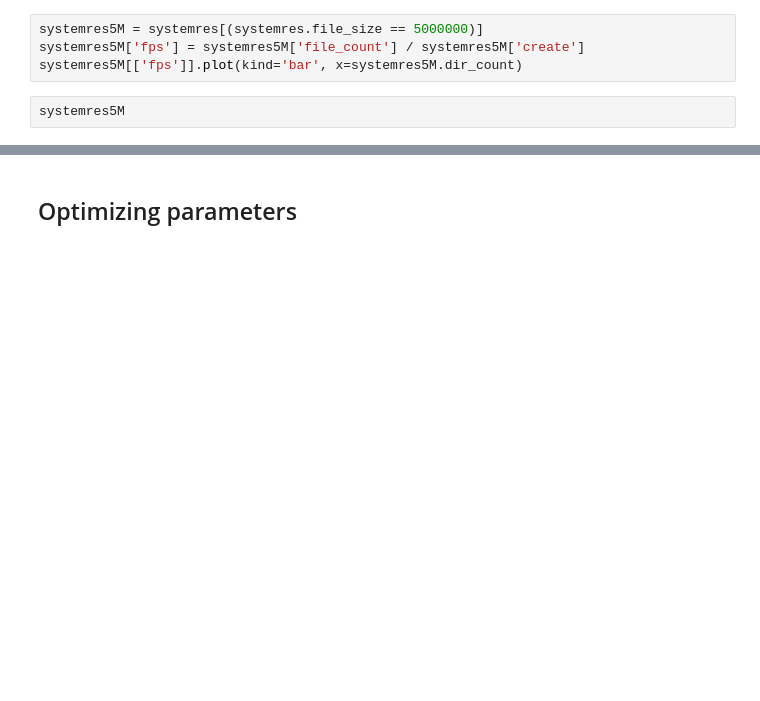
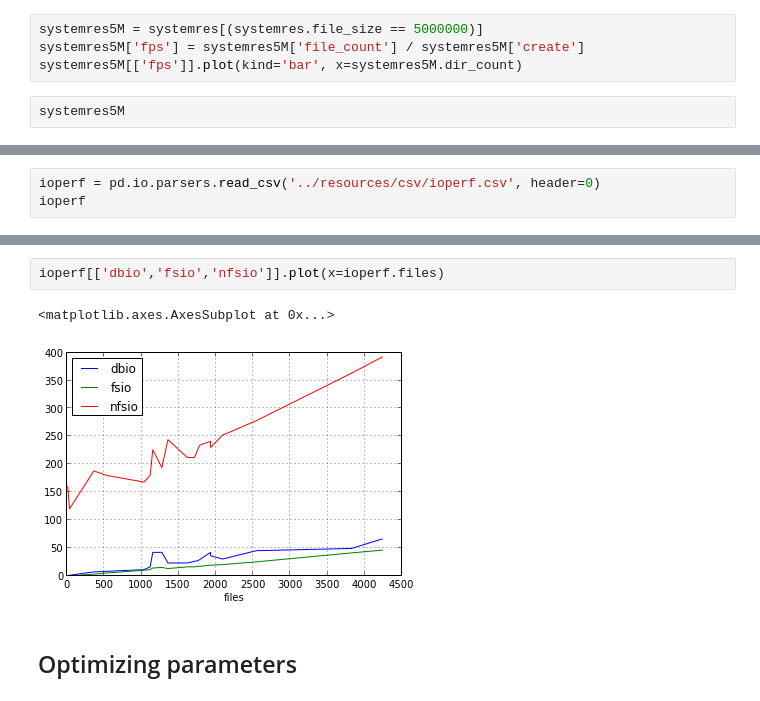
Before and after one commit to svemeyer/SmallFiles, a Jupyter notebook: src/main/ipy/SmallFiles.ipynb, the cells around one changed output, grey strips where cells are left out. Drawn from its saved outputs; the diff is of its cells as text; blank space fills up the shorter version.

Commit message:
add io performance graph

```diff
--- a/src/main/ipy/SmallFiles.ipynb
+++ b/src/main/ipy/SmallFiles.ipynb
@@ -332,0 +335,3 @@ systemres5M
+# %%
+ioperf = pd.io.parsers.read_csv('../resources/csv/ioperf.csv', header=0)
+ioperf
@@ -333,3 +356,8 @@ systemres5M
+# %%
+ioperf[['dbio','fsio','nfsio']].plot(x=ioperf.files)
+# %% [output]
+<matplotlib.axes.AxesSubplot at 0x...>
+[figure, added]
 # %% [markdown]
 ## Optimizing parameters
 # %% [markdown]
```
Also changed, not shown: parts of 2 cells of this notebook, 1 other file.
